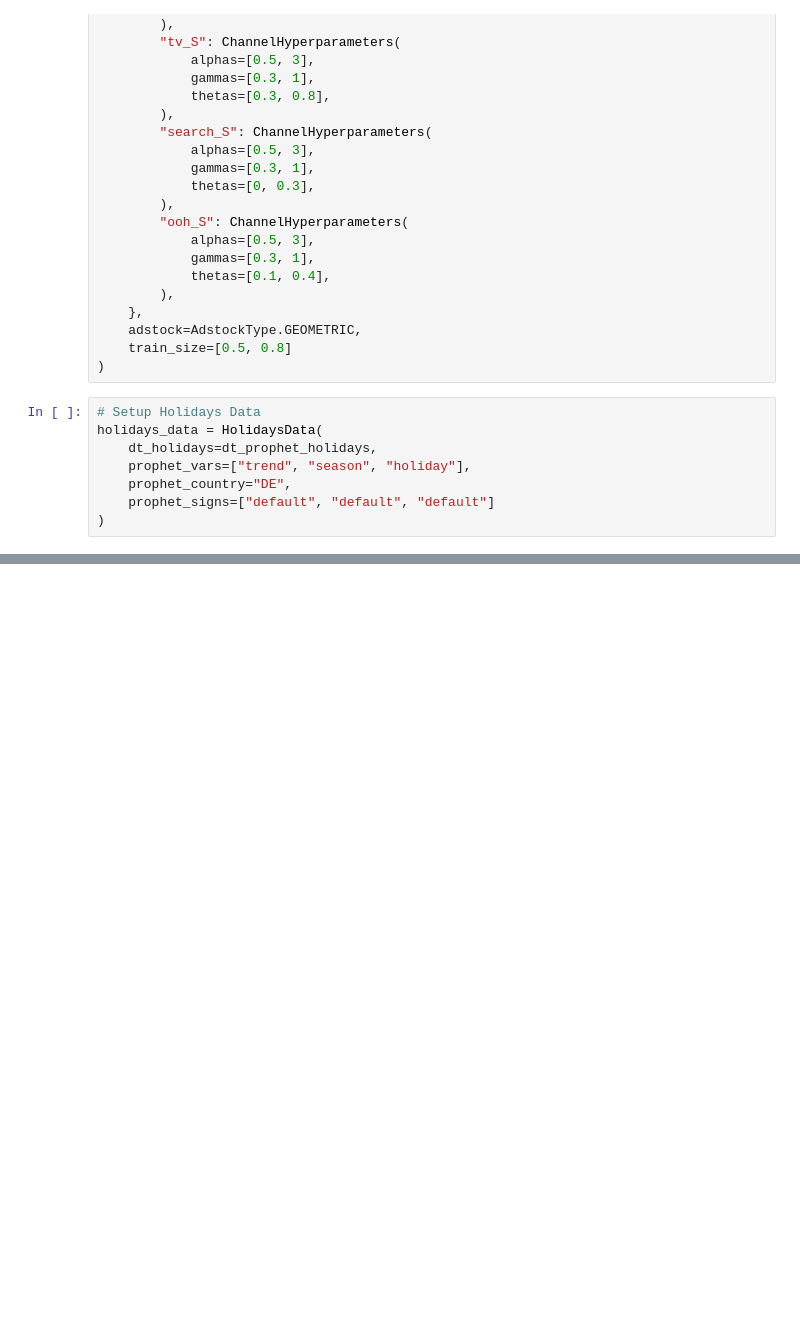
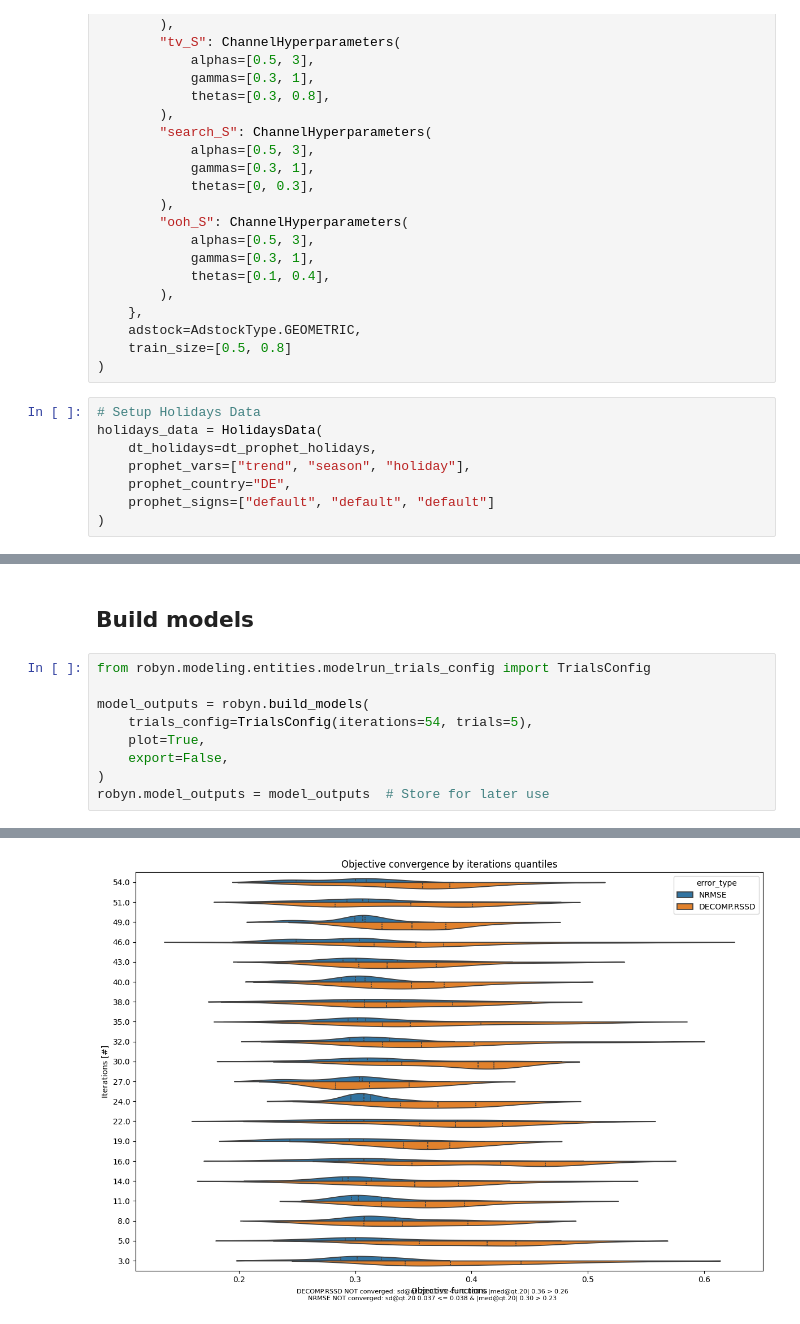
Before and after one commit to facebookexperimental/Robyn, a Jupyter notebook: python/src/robyn/tutorials/tutorial8_visualizer.ipynb, the cells around one changed output, grey strips where cells are left out. Drawn from its saved outputs; the diff is of its cells as text; blank space fills up the shorter version.

```diff
--- a/python/src/robyn/tutorials/tutorial8_visualizer.ipynb
+++ b/python/src/robyn/tutorials/tutorial8_visualizer.ipynb
@@ -101,0 +170,12 @@ featurized_data_no_plots = robyn.feature_engineering(
+# %% [markdown]
+## Build models
+# %%
+from robyn.modeling.entities.modelrun_trials_config import TrialsConfig
+
+model_outputs = robyn.build_models(
+    trials_config=TrialsConfig(iterations=54, trials=5),
+    plot=True,
+    export=False,
+)
+robyn.model_outputs = model_outputs  # Store for later use
+# %% [output]
@@ -101,0 +199 @@ featurized_data_no_plots = robyn.feature_engineering(
+[figure, added]
```
Also changed, not shown: parts of 8 cells of this notebook, 22 other files.
